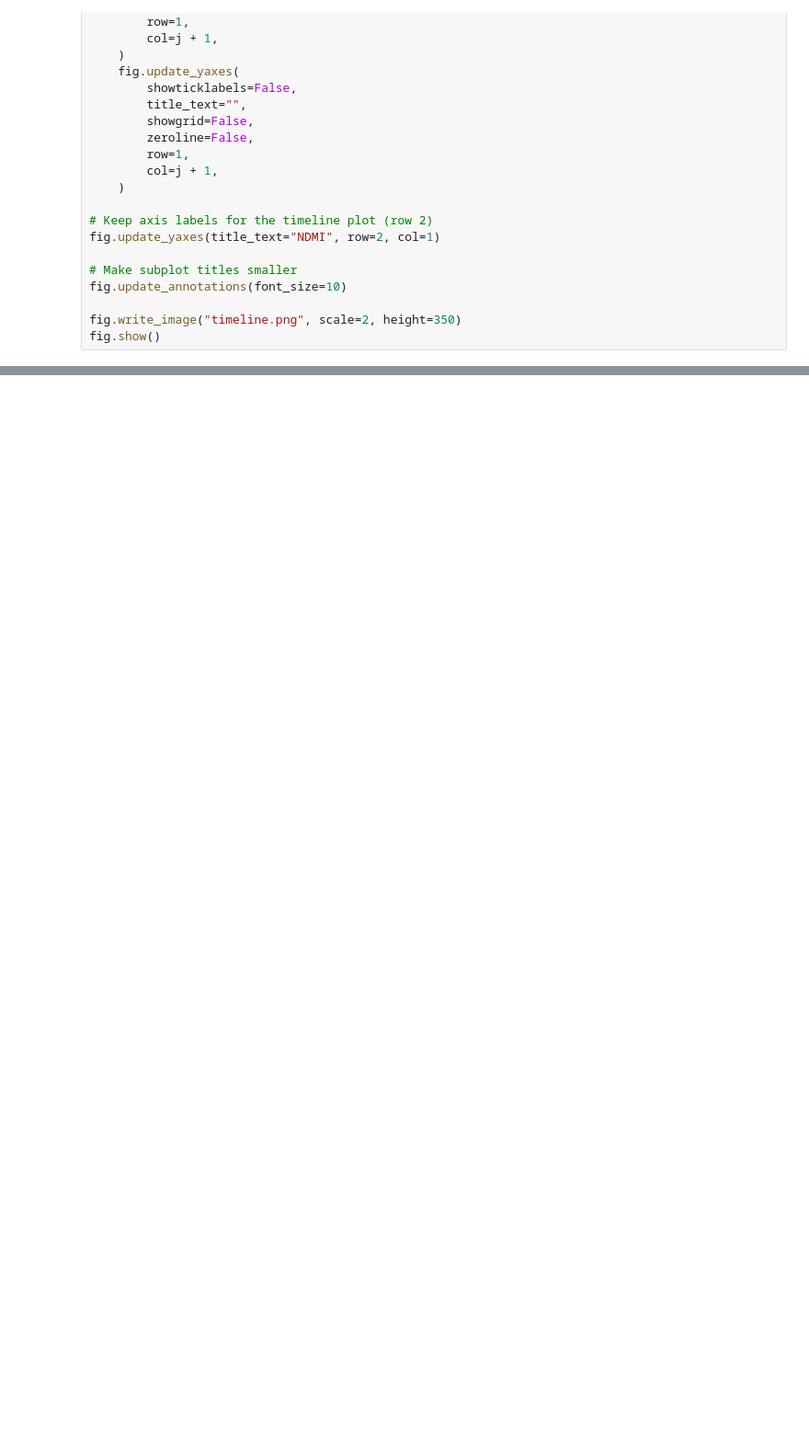
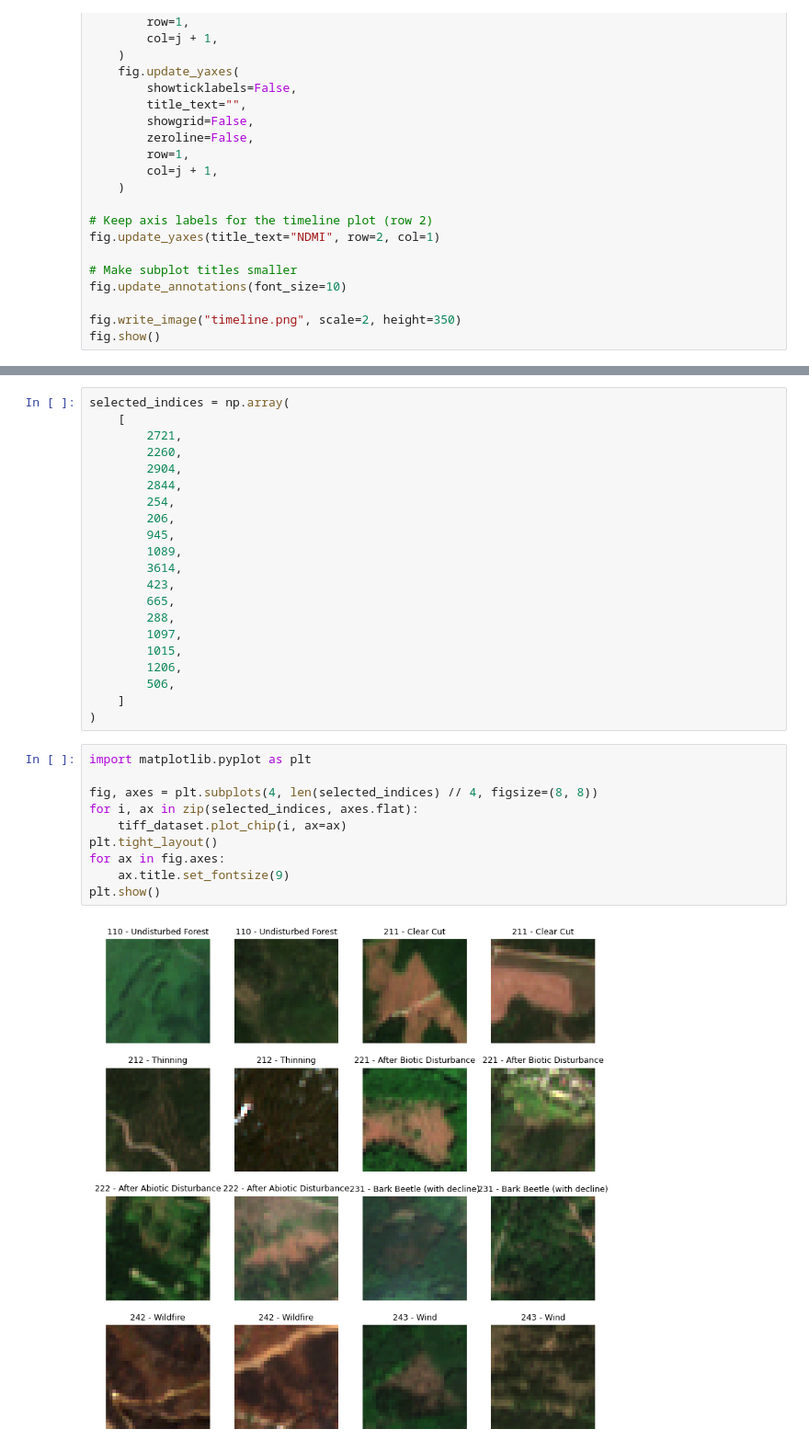
Before and after one commit to JR-DIGITAL/DISFOR, a Jupyter notebook: notebooks/data_exploration.ipynb, the cells around one changed output, grey strips where cells are left out. Shown at 92% size. Cells and saved outputs as stored; diff of their text form; blank space fills up the shorter version.

```diff
--- a/notebooks/data_exploration.ipynb
+++ b/notebooks/data_exploration.ipynb
@@ -320,0 +368,33 @@ fig.show()
+# %%
+selected_indices = np.array(
+    [
+        2721,
+        2260,
+        2904,
+        2844,
+        254,
+        206,
+        945,
+        1089,
+        3614,
+        423,
+        665,
+        288,
+        1097,
+        1015,
+        1206,
+        506,
+    ]
+)
+# %%
+import matplotlib.pyplot as plt
+
+fig, axes = plt.subplots(4, len(selected_indices) // 4, figsize=(8, 8))
+for i, ax in zip(selected_indices, axes.flat):
+    tiff_dataset.plot_chip(i, ax=ax)
+plt.tight_layout()
+for ax in fig.axes:
+    ax.title.set_fontsize(9)
+plt.show()
+# %% [output]
+[figure, added]
```
Also changed, not shown: parts of 4 cells of this notebook, 10 other files.
